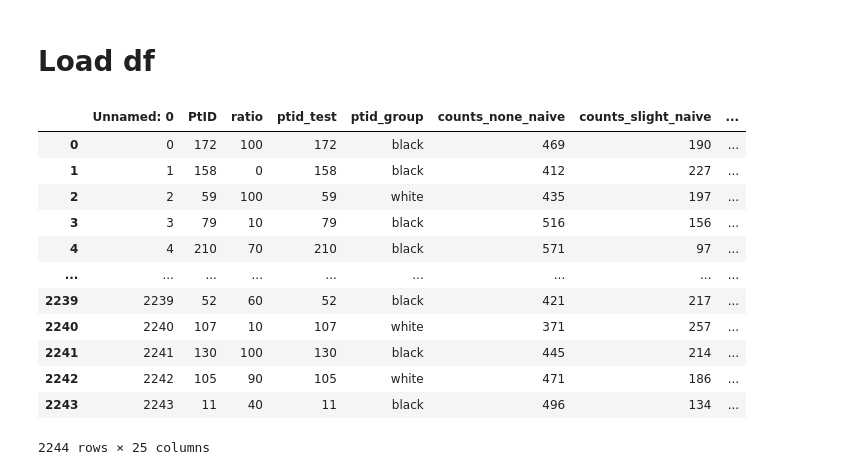
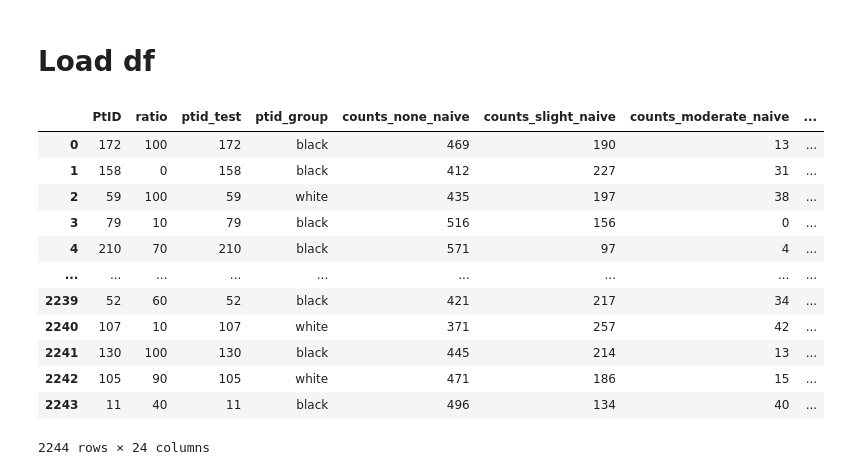
Before and after one commit to hulmanlab/jchr_racial_diff, a Jupyter notebook: scripts/3_3_2_SEG_zones.ipynb, the cells around one changed output. Saved outputs shown, nothing was run; the diff lists cells and outputs as text; code cells hidden in the pictures.

```diff
--- a/scripts/3_3_2_SEG_zones.ipynb
+++ b/scripts/3_3_2_SEG_zones.ipynb
@@ -3,26 +3,29 @@
 # %%
 import pandas as pd
 # group = 'gender'
 group = 'race'
+group1 = 'white'
+group2 = 'black'
+
 file_path = f'../results/processed_df/3_3_calculated_zones/3_3_calculated_zones_v6_{group}.csv'
 file_path = rf'/home/hbt/jchr_data/jchr_racial_diff/results/processed_data/3_3_calculated_zones/3_3_calculated_zones_v6_{group}.csv'
 df = pd.read_csv(file_path)
+df.drop(columns='Unnamed: 0', axis=1, inplace=True)
+df
+# %% [output]
+|  | PtID | ratio | ptid_test | ptid_group | counts_none_naive | counts_slight_naive | counts_moderate_naive | ... |
+| 0 | 172 | 100 | 172 | black | 469 | 190 | 13 | ... |
+| 1 | 158 | 0 | 158 | black | 412 | 227 | 31 | ... |
+| 2 | 59 | 100 | 59 | white | 435 | 197 | 38 | ... |
+| 3 | 79 | 10 | 79 | black | 516 | 156 | 0 | ... |
+| 4 | 210 | 70 | 210 | black | 571 | 97 | 4 | ... |
+| ... | ... | ... | ... | ... | ... | ... | ... | ... |
+| 2239 | 52 | 60 | 52 | black | 421 | 217 | 34 | ... |
+| 2240 | 107 | 10 | 107 | white | 371 | 257 | 42 | ... |
+| 2241 | 130 | 100 | 130 | black | 445 | 214 | 13 | ... |
+| 2242 | 105 | 90 | 105 | white | 471 | 186 | 15 | ... |
+| 2243 | 11 | 40 | 11 | black | 496 | 134 | 40 | ... |
+2244 rows × 24 columns
-# %%
-df
-# %% [output]
-|  | Unnamed: 0 | PtID | ratio | ptid_test | ptid_group | counts_none_naive | counts_slight_naive | ... |
-| 0 | 0 | 172 | 100 | 172 | black | 469 | 190 | ... |
-| 1 | 1 | 158 | 0 | 158 | black | 412 | 227 | ... |
-| 2 | 2 | 59 | 100 | 59 | white | 435 | 197 | ... |
-| 3 | 3 | 79 | 10 | 79 | black | 516 | 156 | ... |
-| 4 | 4 | 210 | 70 | 210 | black | 571 | 97 | ... |
-| ... | ... | ... | ... | ... | ... | ... | ... | ... |
-| 2239 | 2239 | 52 | 60 | 52 | black | 421 | 217 | ... |
-| 2240 | 2240 | 107 | 10 | 107 | white | 371 | 257 | ... |
-| 2241 | 2241 | 130 | 100 | 130 | black | 445 | 214 | ... |
-| 2242 | 2242 | 105 | 90 | 105 | white | 471 | 186 | ... |
-| 2243 | 2243 | 11 | 40 | 11 | black | 496 | 134 | ... |
-2244 rows × 25 columns
 # %%
 df_original = pd.DataFrame(df)
 df_grouped=df_original.groupby(['ratio', 'ptid_group']).sum().reset_index()
```
Also changed, not shown: parts of 6 cells of this notebook.
